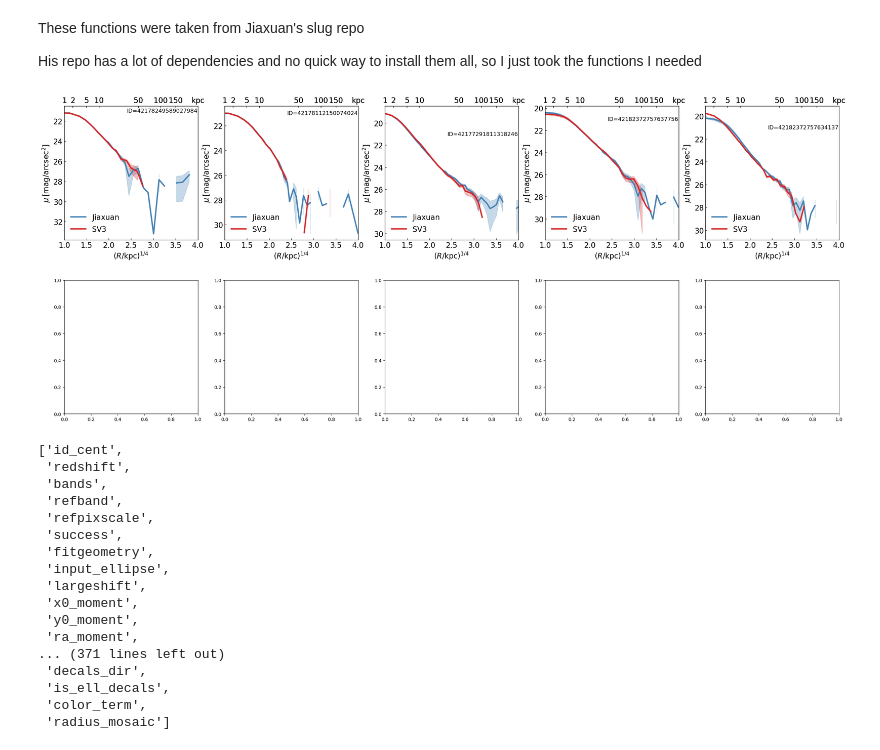
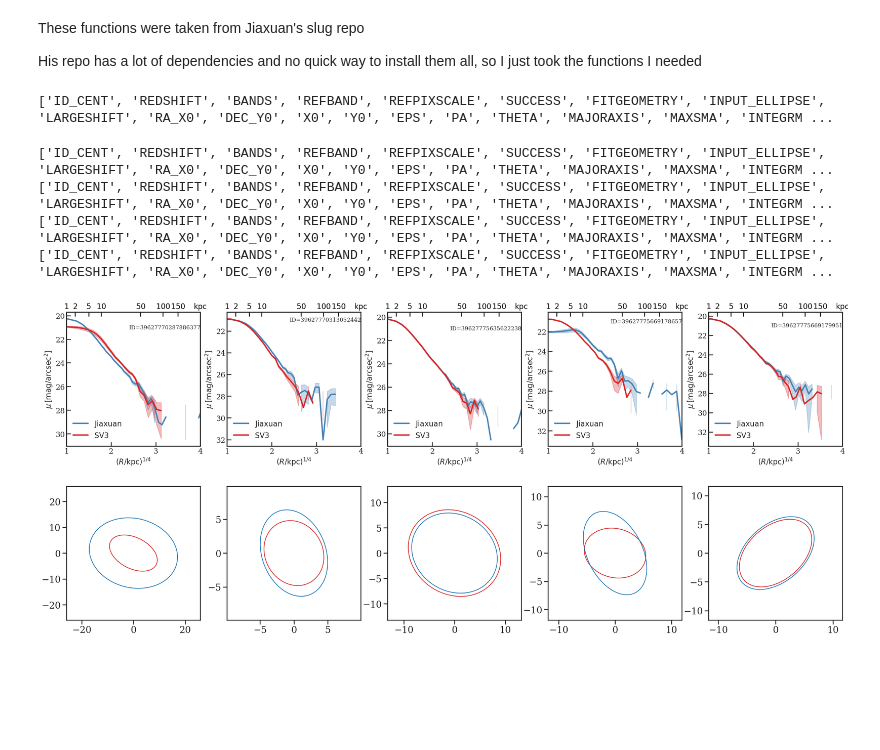
Before and after one commit to mattkwiecien/legacyhalos, a Jupyter notebook: science/sv3/jiaxuan_decals_comparison.ipynb, the cells around one changed output. Saved outputs shown, nothing was run; the diff lists cells and outputs as text; code cells hidden in the pictures; blank space fills up the shorter version.

Commit message:
Added geometry to 2nd row of plots.

```diff
--- a/science/sv3/jiaxuan_decals_comparison.ipynb
+++ b/science/sv3/jiaxuan_decals_comparison.ipynb
@@ -260,7 +262,7 @@ def SBP_single(ell_fix, redshift, pixel_scale, zeropoint, ax=None, offset=0.0,
 # %%
 fig, (axes, axes2) = plt.subplots(2, 5, figsize=(30, 12))
 
-for i, my_fit in enumerate(ellipse_cat[300:305]):
+for i, my_fit in enumerate(ellipse_cat[100:105]):
 
     # For this HSC ID, grab Jiaxuan's fit data
     s16a_id = str(my_fit['ID_S16A'])
@@ -297,32 +299,59 @@ for i, my_fit in enumerate(ellipse_cat[300:305]):
     # Compare with SV3 results
     ell_sv3 = Table(
         data=[
             my_fit['SMA_R'],  # pixel
             my_fit['INTENS_R'] * (DECaLS_pixel_scale)**
             2,  # nanomaggie/pixel
             my_fit['INTENS_ERR_R'] * (DECaLS_pixel_scale)**
             2  # nanomaggie/pixel
         ],
         names=['sma', 'intens', 'intens_err'])
 
     ax=SBP_single(
         ell_sv3,
         my_fit["Z"],
         pixel_scale=DECaLS_pixel_scale,
         zeropoint=DECaLS_zeropoint,
         ax=ax,
         physical_unit=True,
         linecolor='tab:red',
         label='SV3',
         x_max=4,
         ticksize=16, labelsize=16,
         show_banner=True)
 
     ax.invert_yaxis()
 
+    ax_lower = axes2[i]
 
-    plt.text(3.2, 21, f'ID={my_fit["ID_S16A"]}', fontsize=12, ha='center', va='center')
+    sma = my_fit["SMA_MOMENT"]
+    pa = my_fit["PA_MOMENT"] * np.pi/180
+    eps = my_fit["EPS_MOMENT"]
+    eg = EllipseGeometry(0, 0, sma, eps, pa)
+    ea = EllipticalAperture((eg.x0, eg.y0), eg.sma, eg.sma*(1-eg.eps), eg.pa)
+    ny = nx = 150
+    blank_data = np.zeros((nx, ny))
+    ax_lower.imshow(blank_data, cmap='Greys')
+    ea.plot(ax_lower, color='tab:red')
+    ax_lower.set_xlim(eg.x0-1.5*sma, eg.x0+1.5*sma)
+    ax_lower.set_ylim(eg.y0-1.5*sma, eg.y0+1.5*sma)
+
+    sma = ellipsefit_j["MAJORAXIS"][0] * ellipsefit_j["REFPIXSCALE"][0]
+    pa = ellipsefit_j["PA"][0] * np.pi/180
+    eps = ellipsefit_j["EPS"][0]
+    eg = EllipseGeometry(0, 0, sma, eps, pa)
+    ea = EllipticalAperture((eg.x0, eg.y0), eg.sma, eg.sma*(1-eg.eps), eg.pa)
+    ea.plot(ax_lower, color='tab:blue')
+    ax_lower.set_xlim(eg.x0-1.5*sma, eg.x0+1.5*sma)
+    ax_lower.set_ylim(eg.y0-1.5*sma, eg.y0+1.5*sma)
+
+    plt.text(3.2, 21, f'ID={my_fit["TARGETID"]}', fontsize=12, ha='center', va='center')
 
 plt.subplots_adjust(hspace=0.3)
 # %% [output]
+['ID_CENT', 'REDSHIFT', 'BANDS', 'REFBAND', 'REFPIXSCALE', 'SUCCESS', 'FITGEOMETRY', 'INPUT_ELLIPSE', 'LARGESHIFT', 'RA_X0', 'DEC_Y0', 'X0', 'Y0', 'EPS', 'PA', 'THETA', 'MAJORAXIS', 'MAXSMA', 'INTEGRM ...
+['ID_CENT', 'REDSHIFT', 'BANDS', 'REFBAND', 'REFPIXSCALE', 'SUCCESS', 'FITGEOMETRY', 'INPUT_ELLIPSE', 'LARGESHIFT', 'RA_X0', 'DEC_Y0', 'X0', 'Y0', 'EPS', 'PA', 'THETA', 'MAJORAXIS', 'MAXSMA', 'INTEGRM ...
+['ID_CENT', 'REDSHIFT', 'BANDS', 'REFBAND', 'REFPIXSCALE', 'SUCCESS', 'FITGEOMETRY', 'INPUT_ELLIPSE', 'LARGESHIFT', 'RA_X0', 'DEC_Y0', 'X0', 'Y0', 'EPS', 'PA', 'THETA', 'MAJORAXIS', 'MAXSMA', 'INTEGRM ...
+['ID_CENT', 'REDSHIFT', 'BANDS', 'REFBAND', 'REFPIXSCALE', 'SUCCESS', 'FITGEOMETRY', 'INPUT_ELLIPSE', 'LARGESHIFT', 'RA_X0', 'DEC_Y0', 'X0', 'Y0', 'EPS', 'PA', 'THETA', 'MAJORAXIS', 'MAXSMA', 'INTEGRM ...
+['ID_CENT', 'REDSHIFT', 'BANDS', 'REFBAND', 'REFPIXSCALE', 'SUCCESS', 'FITGEOMETRY', 'INPUT_ELLIPSE', 'LARGESHIFT', 'RA_X0', 'DEC_Y0', 'X0', 'Y0', 'EPS', 'PA', 'THETA', 'MAJORAXIS', 'MAXSMA', 'INTEGRM ...
-[figure, old version]
+[figure, new version]
@@ -334,20 +357,0 @@ for c in cols:
-# %%
-ellipse_cat.colnames
-# %% [output]
-['id_cent',
- 'redshift',
- 'bands',
- 'refband',
- 'refpixscale',
- 'success',
- 'fitgeometry',
- 'input_ellipse',
- 'largeshift',
- 'x0_moment',
- 'y0_moment',
- 'ra_moment',
-... (371 lines left out)
- 'decals_dir',
- 'is_ell_decals',
- 'color_term',
- 'radius_mosaic']
```
Also changed, not shown: parts of 7 cells of this notebook.
